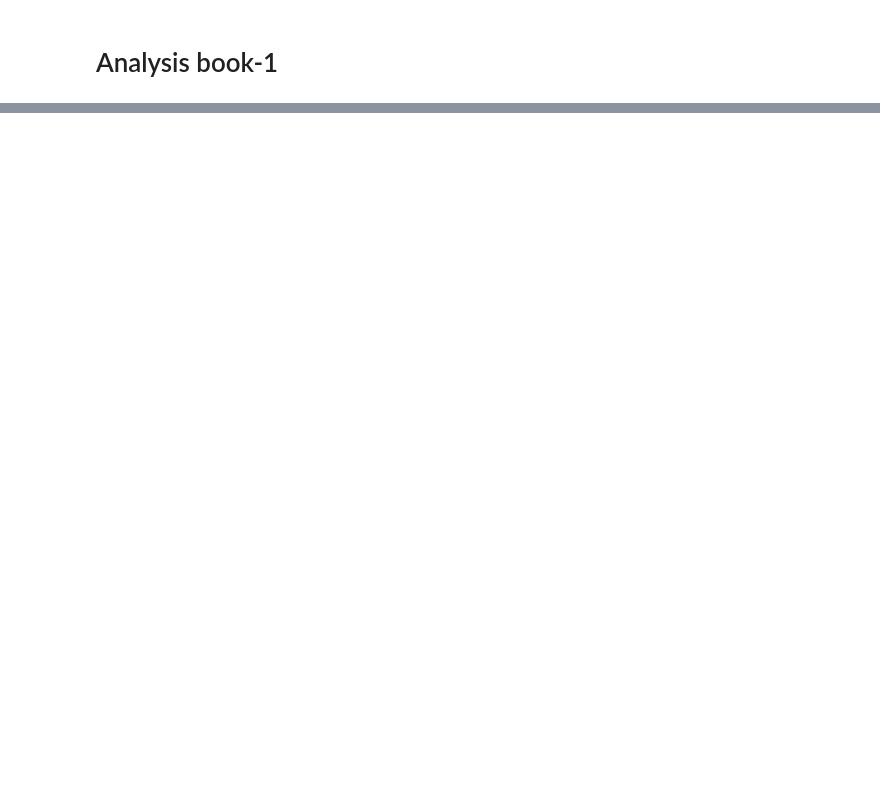
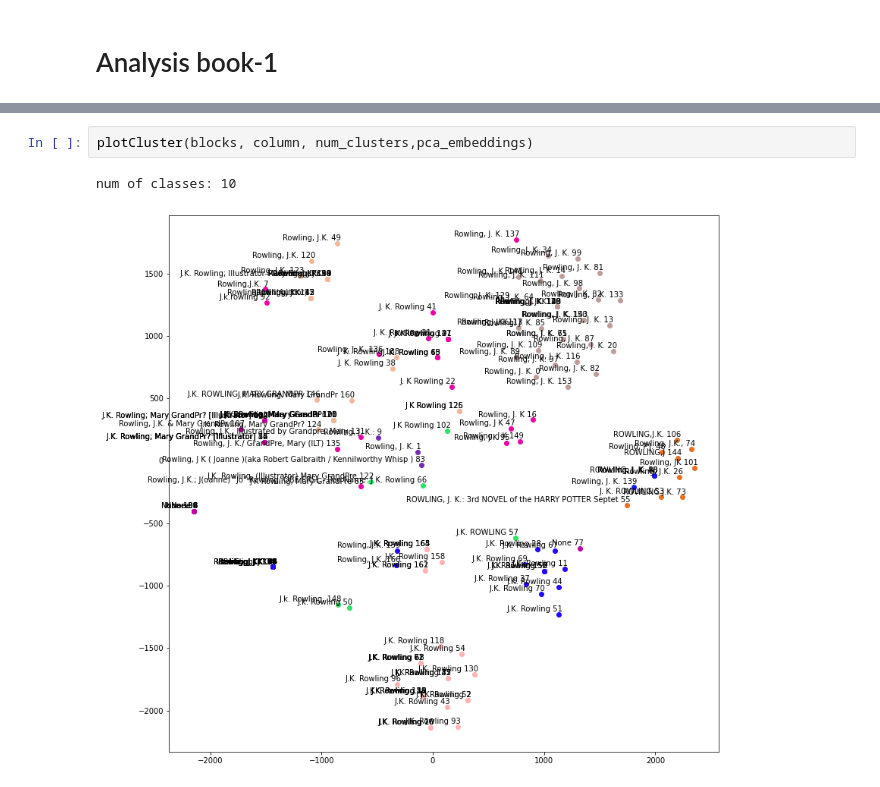
Before and after one commit to JSLKM/thesis_blocking, a Jupyter notebook: fusion_notebooks/After summer/Testing.ipynb, the cells around one changed output, grey strips where cells are left out. Saved outputs shown, nothing was run; the diff lists cells and outputs as text; blank space fills up the shorter version.

```diff
--- a/fusion_notebooks/After summer/Testing.ipynb
+++ b/fusion_notebooks/After summer/Testing.ipynb
@@ -62,0 +147,5 @@ true_authors[0]
+# %%
+plotCluster(blocks, column, num_clusters,pca_embeddings)
+# %% [output]
+num of classes: 10
+[figure, added]
```
Also changed, not shown: parts of 26 cells of this notebook, 7 other files.
